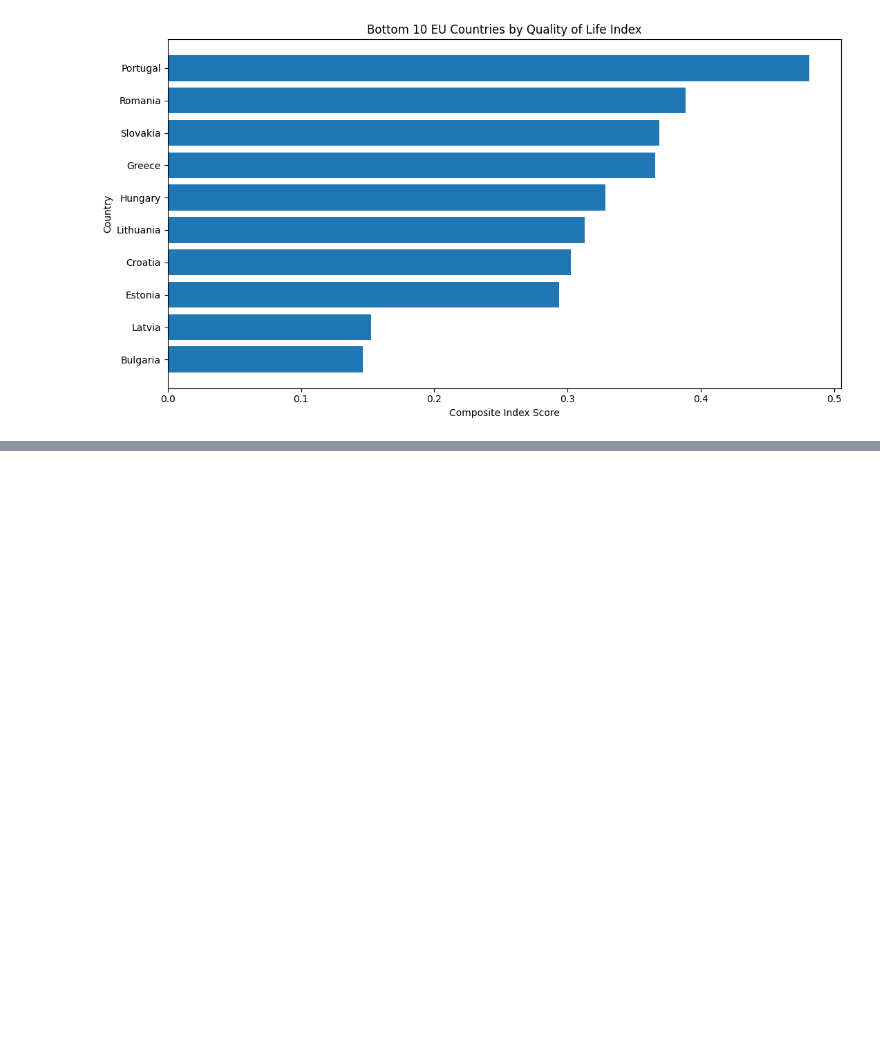
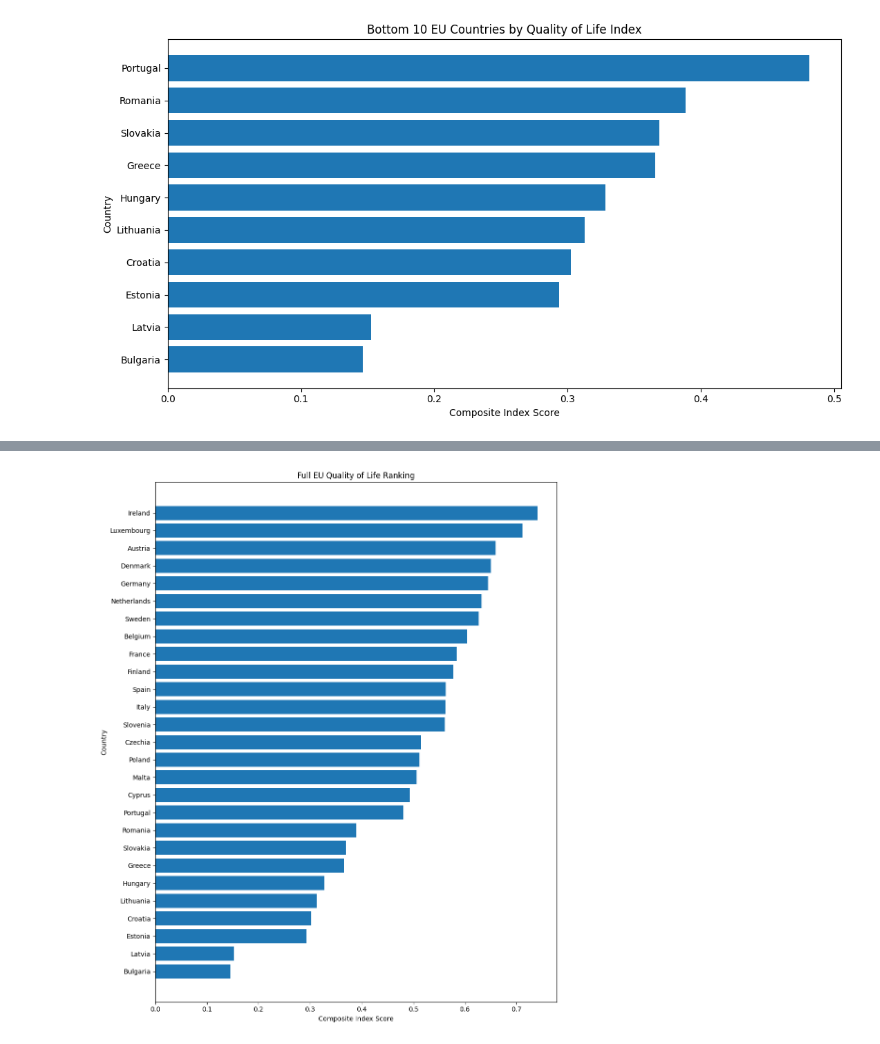
Before and after one commit to MohamedAshik14-blip/DAV-CA1, a Jupyter notebook: code/EU Quality of Life Index_Notebook.ipynb, the cells around one changed output, grey strips where cells are left out. Cells and saved outputs as stored; diff of their text form; code cells hidden in the pictures; blank space fills up the shorter version.

```diff
--- a/code/EU Quality of Life Index_Notebook.ipynb
+++ b/code/EU Quality of Life Index_Notebook.ipynb
@@ -545,0 +571,13 @@ plt.show()
+# %%
+
+full_ranking = rankings.sort_values("EU_Quality_of_Life_Index")
+plt.figure(figsize=(10, 12))
+plt.barh(full_ranking["Country"], full_ranking["EU_Quality_of_Life_Index"])
+plt.title("Full EU Quality of Life Ranking")
+plt.xlabel("Composite Index Score")
+plt.ylabel("Country")
+plt.tight_layout()
+plt.savefig(CHARTS_DIR / "full_eu_ranking.png", dpi=200)
+plt.show()
+# %% [output]
+[figure, added]
```
Also changed, not shown: parts of 3 cells of this notebook, 2 other files.
